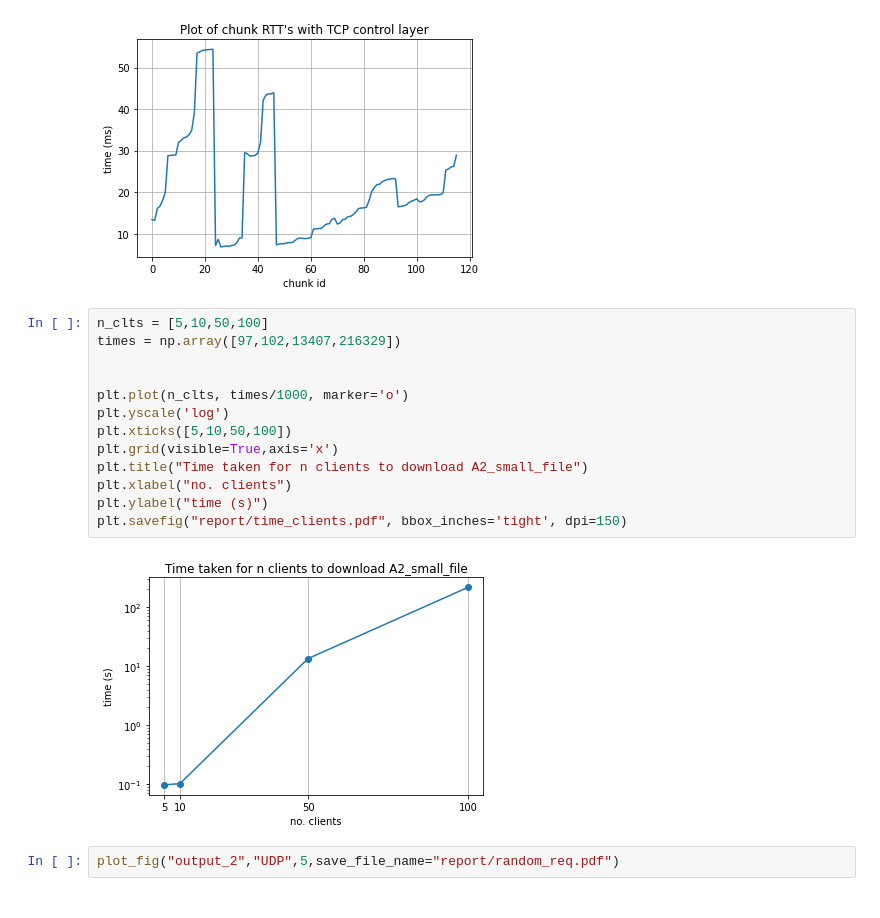
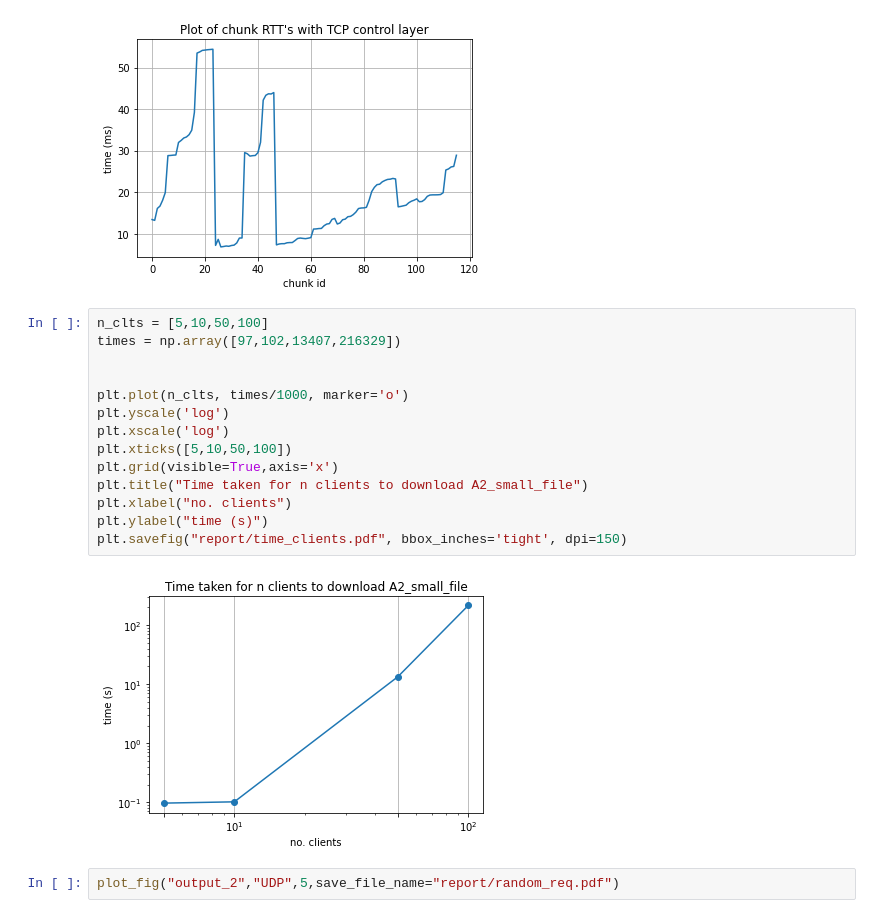
Before and after one commit to Aniruddha-Deb/COL334, a Jupyter notebook: assignment2/analysis.ipynb, the cells around one changed output. Drawn from its saved outputs; the diff is of its cells as text.

```diff
--- a/assignment2/analysis.ipynb
+++ b/assignment2/analysis.ipynb
@@ -38,18 +38,19 @@ plot_fig("output_tcp","TCP",5)
 # %%
 n_clts = [5,10,50,100]
 times = np.array([97,102,13407,216329])
 
 
 plt.plot(n_clts, times/1000, marker='o')
 plt.yscale('log')
+plt.xscale('log')
 plt.xticks([5,10,50,100])
 plt.grid(visible=True,axis='x')
 plt.title("Time taken for n clients to download A2_small_file")
 plt.xlabel("no. clients")
 plt.ylabel("time (s)")
 plt.savefig("report/time_clients.pdf", bbox_inches='tight', dpi=150)
 # %% [output]
-[figure, old version]
+[figure, new version]
 # %%
 plot_fig("output_2","UDP",5,save_file_name="report/random_req.pdf")
 # %% [output]
```
Also changed, not shown: 12 other files.
